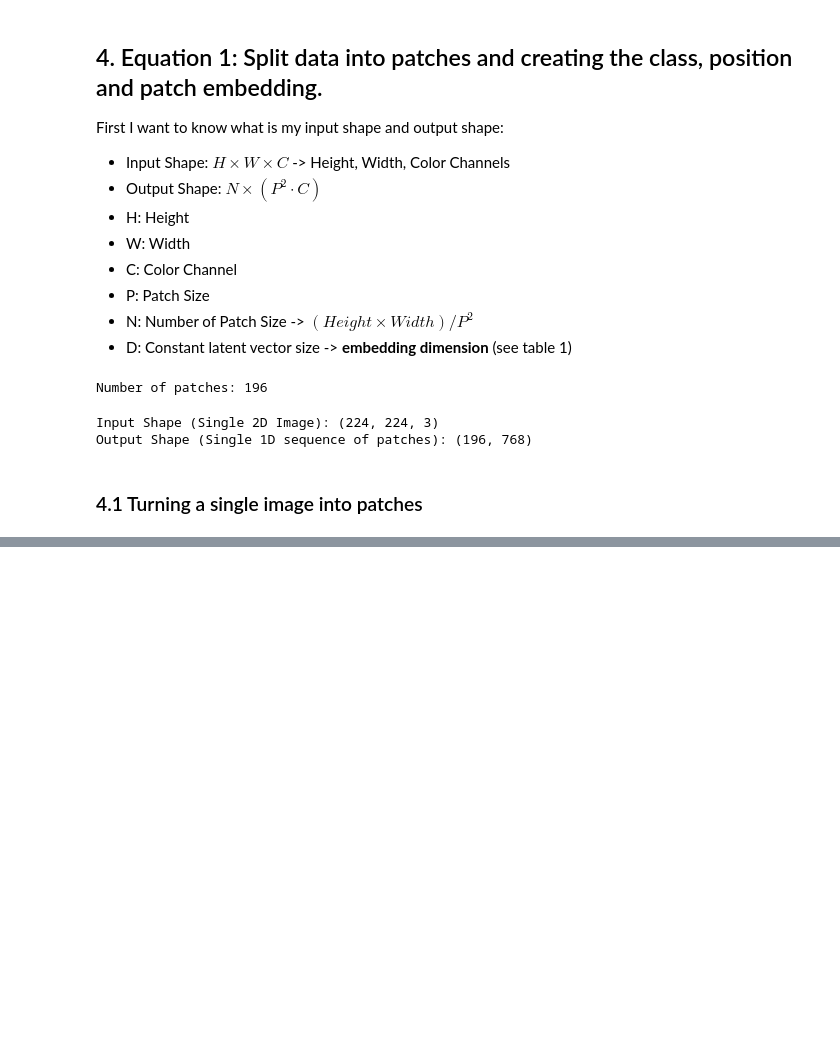
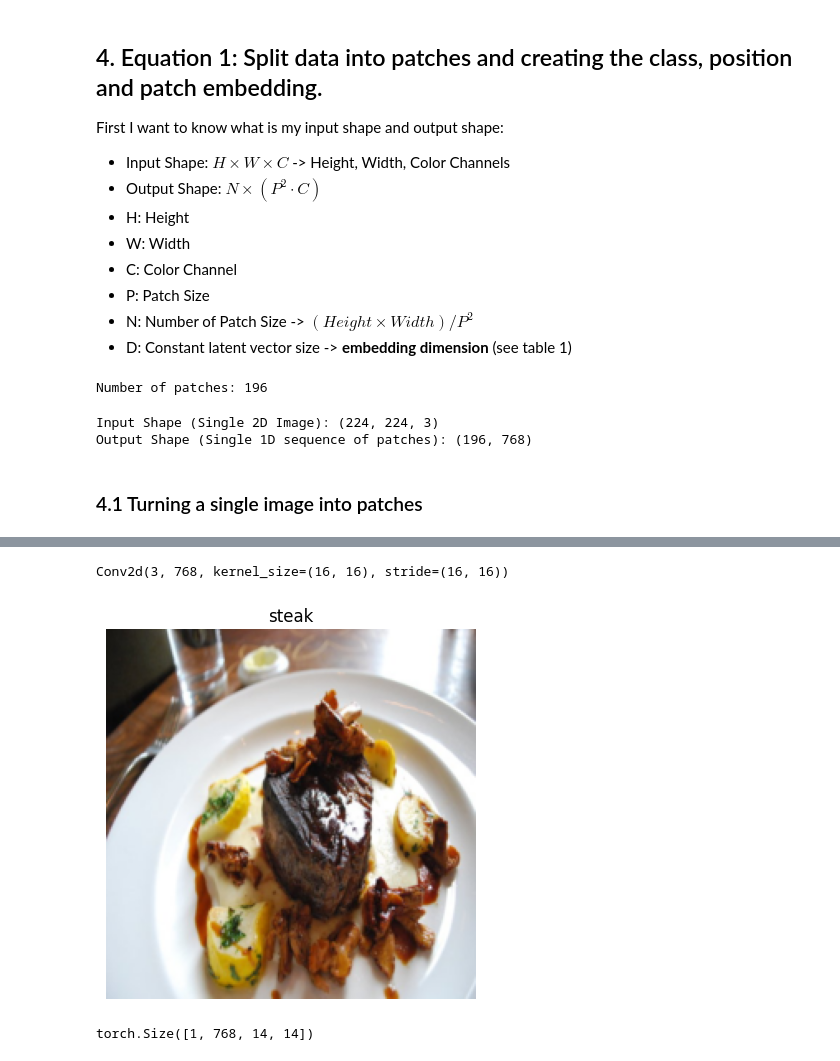
Before and after one commit to Niloy009/learning_pytorch, a Jupyter notebook: 08_pytorch_paper_replicating.ipynb, the cells around one changed output, grey strips where cells are left out. Saved outputs shown, nothing was run; the diff lists cells and outputs as text; code cells hidden in the pictures; blank space fills up the shorter version.

```diff
--- a/08_pytorch_paper_replicating.ipynb
+++ b/08_pytorch_paper_replicating.ipynb
@@ -371,0 +375,32 @@ Patch size: 16 pxls x 16 pxls
+# %%
+# Create conv2d layer to turn the image into patchees of leranable patch embeddings
+
+# Set the patch size
+patch_size = 16
+
+# Create a conv2d layer by using the parameters mentioned in the ViT paper
+conv2d_layer = nn.Conv2d(in_channels=3, # color channels
+                         out_channels=768, # embedding dimension
+                         kernel_size=patch_size,
+                         stride=patch_size,
+                         padding=0
+                         )
+
+conv2d_layer
+# %% [output]
+Conv2d(3, 768, kernel_size=(16, 16), stride=(16, 16))
+# %%
+# Visualize a single image
+plt.imshow(image.permute(1,2,0))
+plt.title(class_names[label])
+plt.axis(False);
+# %% [output]
+[figure, added]
+# %%
+# Pass the image through the conv2d layer
+img_out_conv2d = conv2d_layer(image.unsqueeze(0)) # add batch dimension
+
+# Check out the shape of the conv2d output
+img_out_conv2d.shape
+# %% [output]
+torch.Size([1, 768, 14, 14])
```
Also changed, not shown: parts of 17 cells of this notebook.
